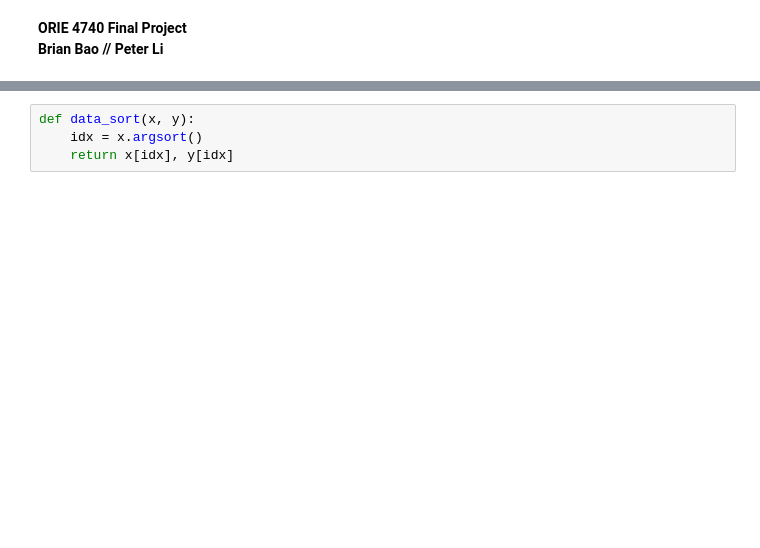
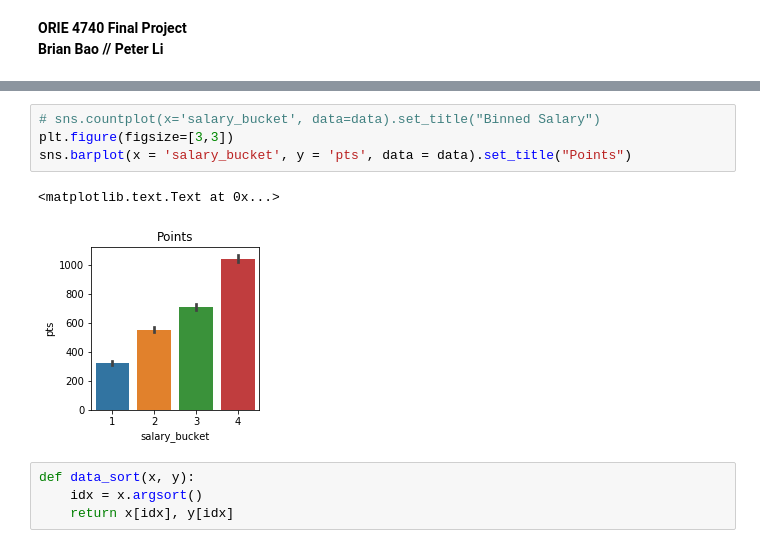
Before and after one commit to peteli3/data-mining-final-project, a Jupyter notebook: Predicting NBA Salaries.ipynb, the cells around one changed output, grey strips where cells are left out. Drawn from its saved outputs; the diff is of its cells as text; blank space fills up the shorter version.

```diff
--- a/Predicting NBA Salaries.ipynb
+++ b/Predicting NBA Salaries.ipynb
@@ -46,3 +63,10 @@ data.head()
+# %%
+# sns.countplot(x='salary_bucket', data=data).set_title("Binned Salary")
+plt.figure(figsize=[3,3])
+sns.barplot(x = 'salary_bucket', y = 'pts', data = data).set_title("Points")
+# %% [output]
+<matplotlib.text.Text at 0x...>
+[figure, added]
 # %%
 def data_sort(x, y):
     idx = x.argsort()
```
Also changed, not shown: parts of 18 cells of this notebook.
